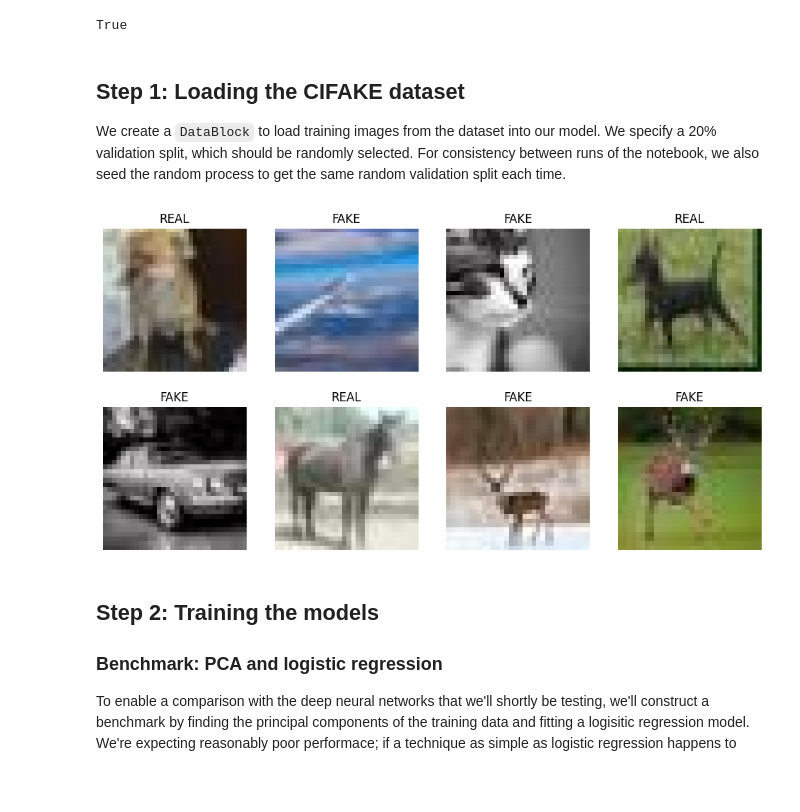
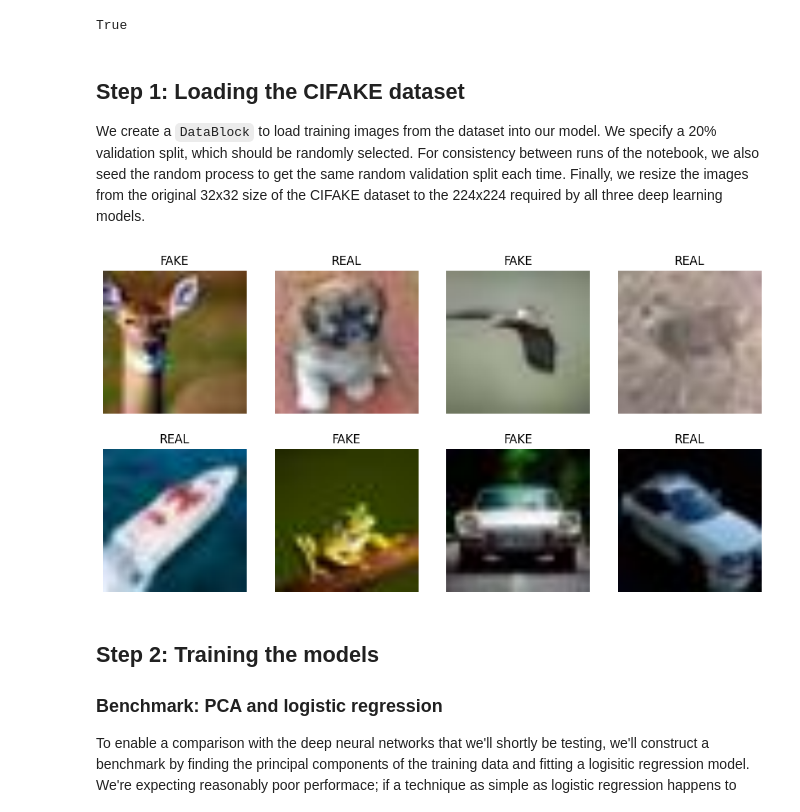
Before and after one commit to deren-teo/elec4630, a Jupyter notebook: a3/src/q3_real_vs_fake.ipynb, the cells around one changed output. Saved outputs shown, nothing was run; the diff lists cells and outputs as text; code cells hidden in the pictures; blank space fills up the shorter version.

```diff
--- a/a3/src/q3_real_vs_fake.ipynb
+++ b/a3/src/q3_real_vs_fake.ipynb
@@ -22,18 +22,19 @@ DisplayHandle.update = update_patch
 # %% [markdown]
 ## Step 1: Loading the CIFAKE dataset
 
-We create a `DataBlock` to load training images from the dataset into our model. We specify a 20% validation split, which should be randomly selected. For consistency between runs of the notebook, we also seed the random process to get the same random validation split each time.
+We create a `DataBlock` to load training images from the dataset into our model. We specify a 20% validation split, which should be randomly selected. For consistency between runs of the notebook, we also seed the random process to get the same random validation split each time. Finally, we resize the images from the original 32x32 size of the CIFAKE dataset to the 224x224 required by all three deep learning models.
 # %%
 dls = DataBlock(
     blocks=(ImageBlock, CategoryBlock),
     get_items=get_image_files,
     splitter=RandomSplitter(valid_pct=0.2, seed=42),
-    get_y=parent_label
+    get_y=parent_label,
+    item_tfms=Resize(224)
 ).dataloaders(Path('..', 'data', 'cifake', 'train'))
 
 dls.show_batch(max_n=8)
 # %% [output]
-[figure, old version]
+[figure, new version]
 # %% [markdown]
 ## Step 2: Training the models
 
```
Also changed, not shown: parts of 19 cells of this notebook, 1 other file.
